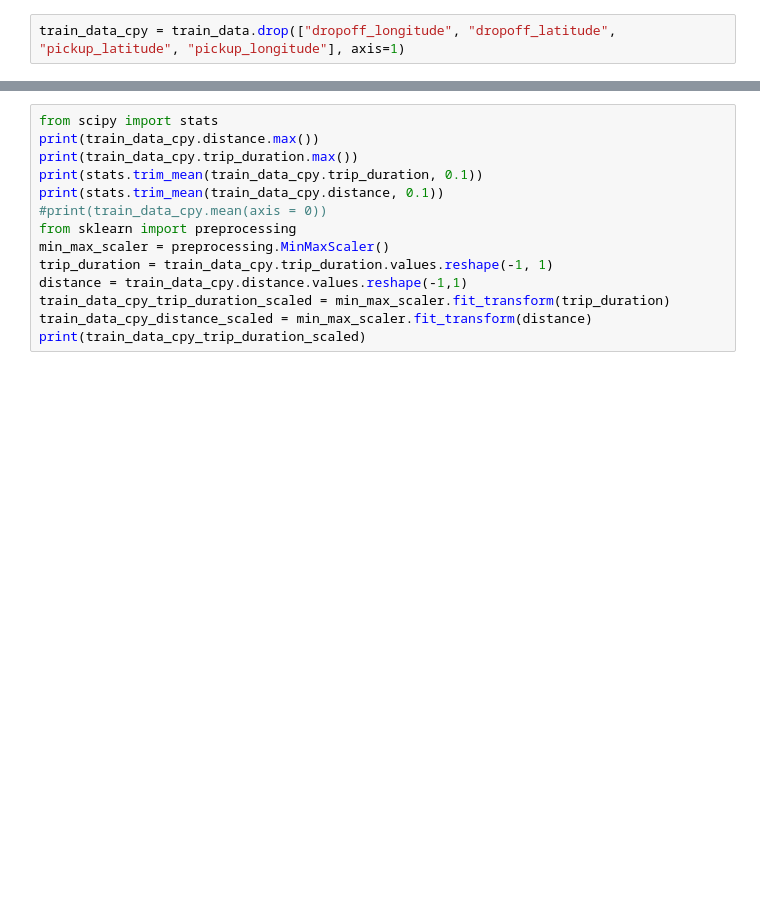
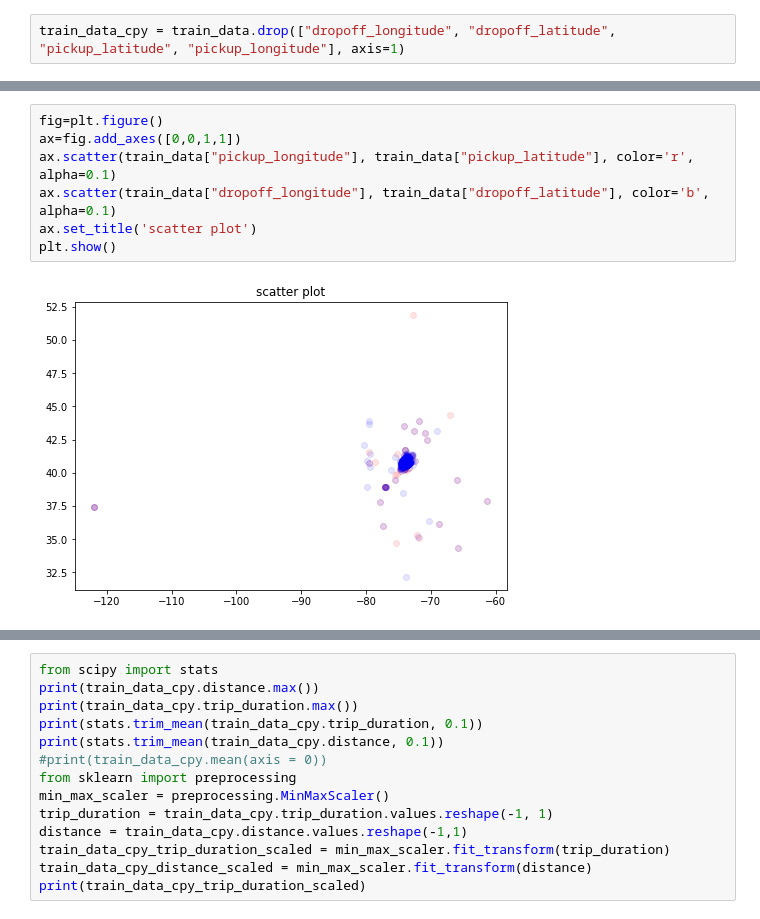
Before and after one commit to deepskandpal/hands-on-machine-learning, a Jupyter notebook: Newyork_taxi_ETA.ipynb, the cells around one changed output, grey strips where cells are left out. Saved outputs shown, nothing was run; the diff lists cells and outputs as text; blank space fills up the shorter version.

```diff
--- a/Newyork_taxi_ETA.ipynb
+++ b/Newyork_taxi_ETA.ipynb
@@ -123,3 +120,12 @@ train_data_cpy
+# %%
+fig=plt.figure()
+ax=fig.add_axes([0,0,1,1])
+ax.scatter(train_data["pickup_longitude"], train_data["pickup_latitude"], color='r', alpha=0.1)
+ax.scatter(train_data["dropoff_longitude"], train_data["dropoff_latitude"], color='b', alpha=0.1)
+ax.set_title('scatter plot')
+plt.show()
+# %% [output]
+[figure, added]
 # %%
 train_data_cpy = train_data_cpy.round({"trip_duration":2, "distance":2})
 
```
Also changed, not shown: parts of 8 cells of this notebook.
